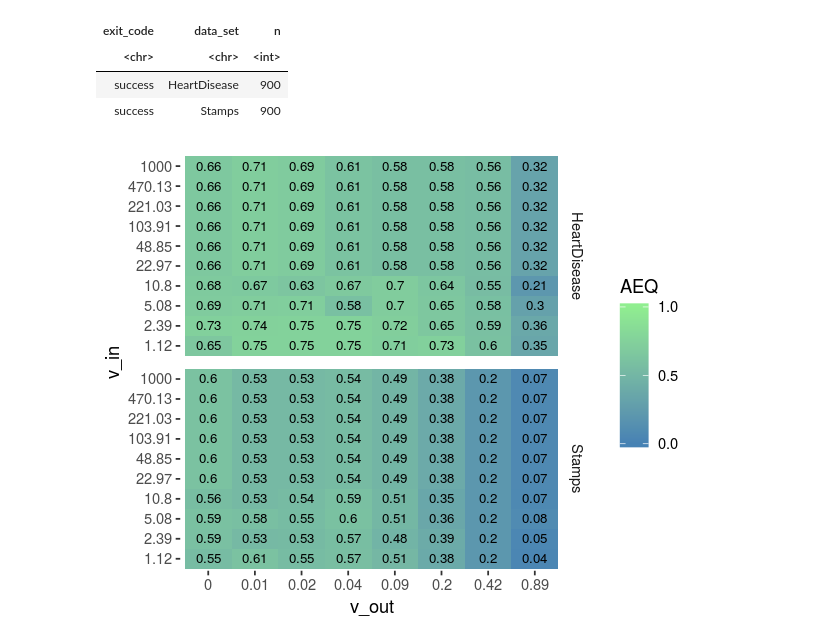
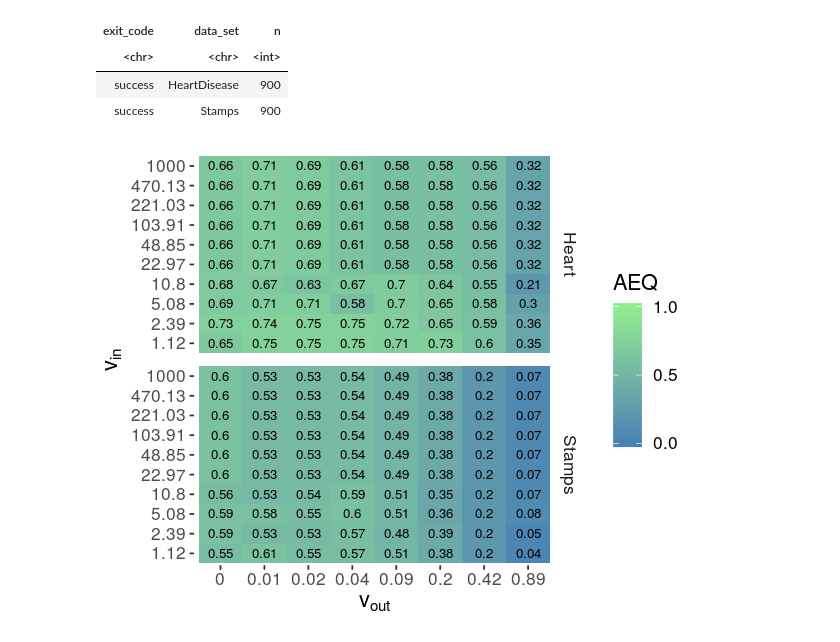
Before and after one commit to holtri/subsvdd-evaluation, a Jupyter notebook: notebooks/R-experiment-evaluation/evaluation-part2.ipynb, the cells around one changed output. Cells and saved outputs as stored; diff of their text form; code cells hidden in the pictures.

Commit message:
Minor plot formatting.

```diff
--- a/notebooks/R-experiment-evaluation/evaluation-part2.ipynb
+++ b/notebooks/R-experiment-evaluation/evaluation-part2.ipynb
@@ -54,23 +38,23 @@ plotVar <- data %>%
 # %%
 options(repr.plot.width=5, repr.plot.height=4)
 
 plotVar %>%
-#     filter(data_set == "HeartDisease") %>%
-    #select(data_set, weight_update_strategy, m_average_end_quality) %>%
+    mutate(data_set = ifelse(data_set == "HeartDisease", "Heart", data_set))%>%
     extract(weight_update_strategy, c("v_out", "v_in"), "(?:_)(\\d*\\.\\d*)(?:-in_)(\\d*\\.\\d*$)") %>%
     mutate(v_in = as.factor(round(as.numeric(v_in), 2)), v_out = as.factor(round(as.numeric(v_out), 2))) %>%
     group_by(data_set, v_in, v_out) %>%
     summarize(median_AEQ = median(m_average_end_quality)) %>%
 ggplot(aes(v_out, v_in)) +
-    labs(fill="AEQ") +
+    labs(fill="AEQ", x=expression(v["out"]), y=expression(v["in"])) +
     geom_tile(aes(fill=median_AEQ)) +
     facet_grid(rows = vars(data_set)) +
     plot_theme +
     geom_text(aes(label = round(median_AEQ, 2)), size = 2.8) +
     scale_fill_gradient(high = "lightgreen",  low = "steelblue", breaks = c(0, 0.5, 1.0), limits = c(0,1)) +
-    theme(axis.line = element_blank())
+    theme(axis.line = element_blank(),
+         text = element_text(size=13))
 # %% [output]
-[figure, old version]
+[figure, new version]
 # %%
 ggsave("../plots/v_comparison.pdf",
        width = 5.5,
```
Also changed, not shown: parts of 3 cells of this notebook.
